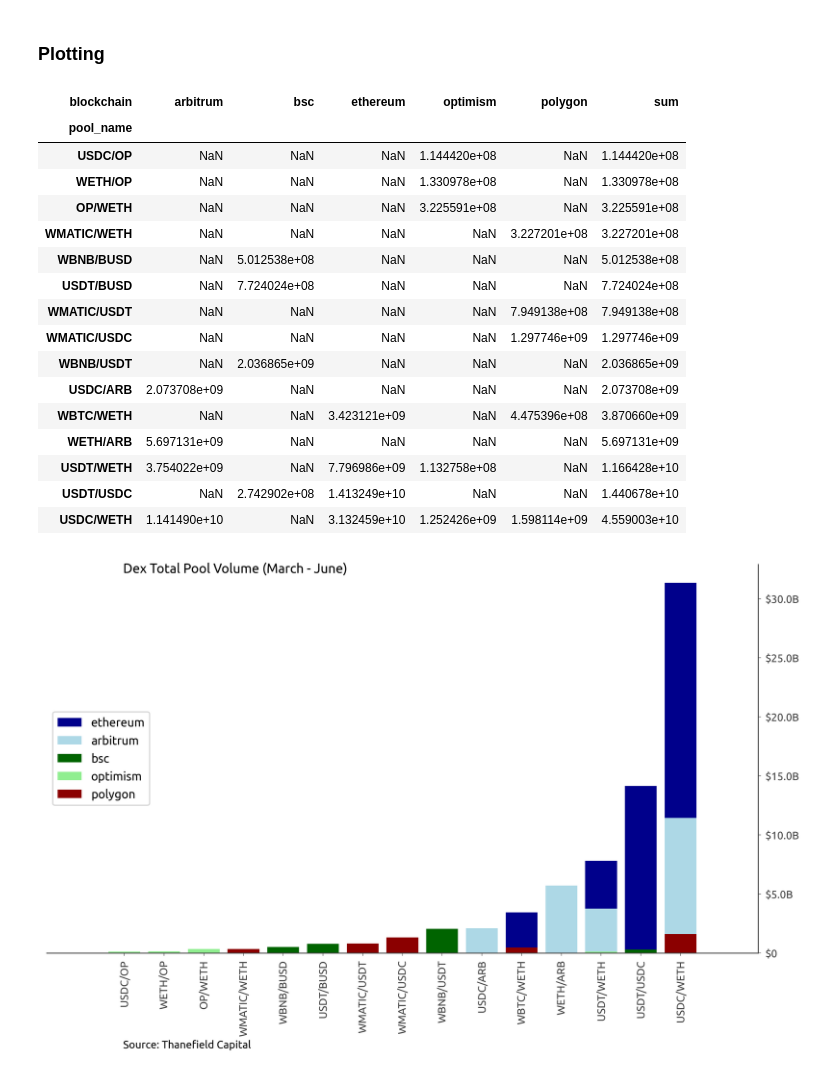
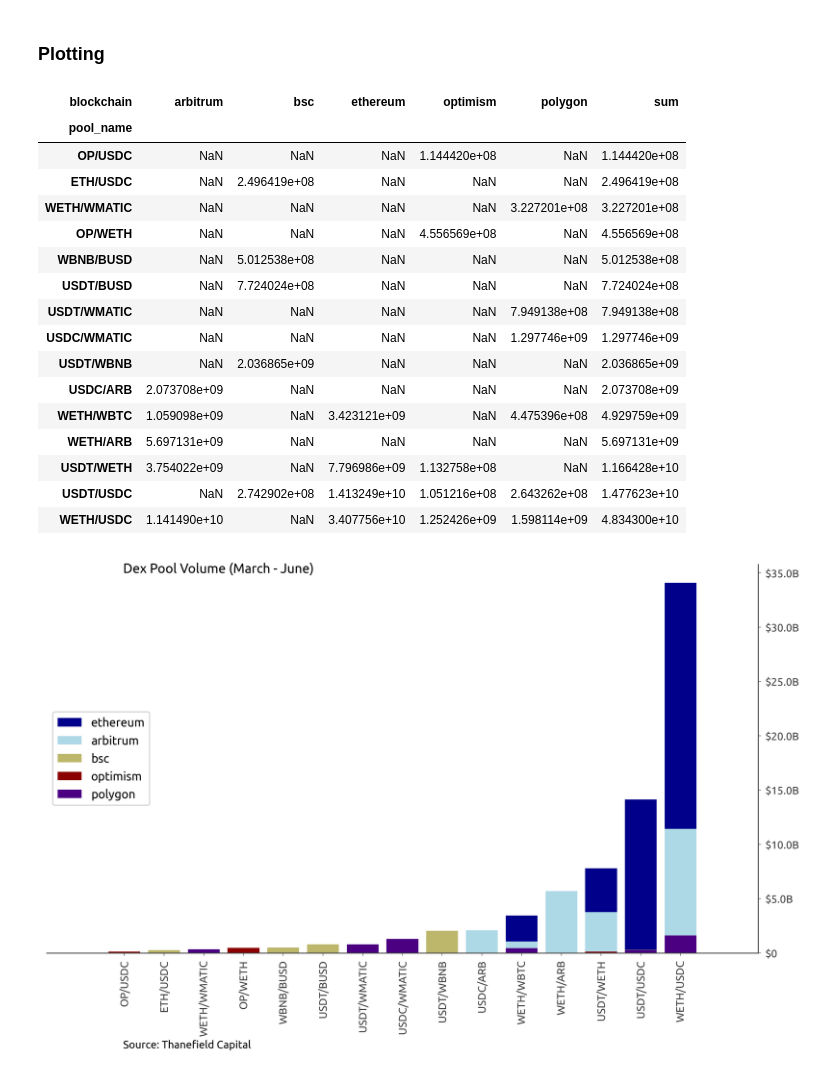
Before and after one commit to Evan-Kim2028/cross_chain_dexes, a Jupyter notebook: flow_pairs.ipynb, the cells around one changed output. Saved outputs shown, nothing was run; the diff lists cells and outputs as text; code cells hidden in the pictures.

```diff
--- a/flow_pairs.ipynb
+++ b/flow_pairs.ipynb
@@ -83,7 +83,7 @@ def generate_agg_pool_vols(df_filepaths: str, blockchain: str, n_pools=10) -> pl
 
     return pool_names_joined
 # %%
-pool_size = 5
+pool_size = 6
 
 eth_df = generate_agg_pool_vols(df_filepaths, 'ethereum', n_pools=pool_size)
 arb_df = generate_agg_pool_vols(df_filepaths, 'arbitrum', n_pools=pool_size)
@@ -121,21 +121,21 @@ pivot_df
 # %% [output]
 | blockchain | arbitrum | bsc | ethereum | optimism | polygon | sum |
 | pool_name |  |  |  |  |  |  |
-| USDC/OP | NaN | NaN | NaN | 1.144420e+08 | NaN | 1.144420e+08 |
-| WETH/OP | NaN | NaN | NaN | 1.330978e+08 | NaN | 1.330978e+08 |
-| OP/WETH | NaN | NaN | NaN | 3.225591e+08 | NaN | 3.225591e+08 |
-| WMATIC/WETH | NaN | NaN | NaN | NaN | 3.227201e+08 | 3.227201e+08 |
+| OP/USDC | NaN | NaN | NaN | 1.144420e+08 | NaN | 1.144420e+08 |
+| ETH/USDC | NaN | 2.496419e+08 | NaN | NaN | NaN | 2.496419e+08 |
+| WETH/WMATIC | NaN | NaN | NaN | NaN | 3.227201e+08 | 3.227201e+08 |
+| OP/WETH | NaN | NaN | NaN | 4.556569e+08 | NaN | 4.556569e+08 |
 | WBNB/BUSD | NaN | 5.012538e+08 | NaN | NaN | NaN | 5.012538e+08 |
 | USDT/BUSD | NaN | 7.724024e+08 | NaN | NaN | NaN | 7.724024e+08 |
-| WMATIC/USDT | NaN | NaN | NaN | NaN | 7.949138e+08 | 7.949138e+08 |
-| WMATIC/USDC | NaN | NaN | NaN | NaN | 1.297746e+09 | 1.297746e+09 |
-| WBNB/USDT | NaN | 2.036865e+09 | NaN | NaN | NaN | 2.036865e+09 |
+| USDT/WMATIC | NaN | NaN | NaN | NaN | 7.949138e+08 | 7.949138e+08 |
+| USDC/WMATIC | NaN | NaN | NaN | NaN | 1.297746e+09 | 1.297746e+09 |
+| USDT/WBNB | NaN | 2.036865e+09 | NaN | NaN | NaN | 2.036865e+09 |
 | USDC/ARB | 2.073708e+09 | NaN | NaN | NaN | NaN | 2.073708e+09 |
-| WBTC/WETH | NaN | NaN | 3.423121e+09 | NaN | 4.475396e+08 | 3.870660e+09 |
+| WETH/WBTC | 1.059098e+09 | NaN | 3.423121e+09 | NaN | 4.475396e+08 | 4.929759e+09 |
 | WETH/ARB | 5.697131e+09 | NaN | NaN | NaN | NaN | 5.697131e+09 |
 | USDT/WETH | 3.754022e+09 | NaN | 7.796986e+09 | 1.132758e+08 | NaN | 1.166428e+10 |
-| USDT/USDC | NaN | 2.742902e+08 | 1.413249e+10 | NaN | NaN | 1.440678e+10 |
-| USDC/WETH | 1.141490e+10 | NaN | 3.132459e+10 | 1.252426e+09 | 1.598114e+09 | 4.559003e+10 |
+| USDT/USDC | NaN | 2.742902e+08 | 1.413249e+10 | 1.051216e+08 | 2.643262e+08 | 1.477623e+10 |
+| WETH/USDC | 1.141490e+10 | NaN | 3.407756e+10 | 1.252426e+09 | 1.598114e+09 | 4.834300e+10 |
 # %%
 import matplotlib.pyplot as plt
 import matplotlib.ticker as ticker
@@ -155,24 +155,24 @@ def format_y_ticks(value, pos):
 # %%
 # note each token has over 1b volume
 fig, ax = tc.chart('Dex Pool Volume (March - June)', dates=False)
 
 ax.bar(pivot_df.index, pivot_df['ethereum'], color='darkblue', label='ethereum')
 ax.bar(pivot_df.index, pivot_df['arbitrum'], color='lightblue', label='arbitrum')
-ax.bar(pivot_df.index, pivot_df['bsc'], color='darkgreen', label='bsc')
-ax.bar(pivot_df.index, pivot_df['optimism'], color='lightgreen', label='optimism')
-ax.bar(pivot_df.index, pivot_df['polygon'], color='darkred', label='polygon')
+ax.bar(pivot_df.index, pivot_df['bsc'], color='darkkhaki', label='bsc')
+ax.bar(pivot_df.index, pivot_df['optimism'], color='darkred', label='optimism')
+ax.bar(pivot_df.index, pivot_df['polygon'], color='indigo', label='polygon')
 
 # Apply the custom formatting function to the y-axis
 ax.yaxis.set_major_formatter(ticker.FuncFormatter(format_y_ticks))
 
 # formatting
 # tc.legend(ax)
 tc.set_xmargin(ax, margin=.05)
 plt.tight_layout()
 plt.xticks(rotation=90)
 plt.legend(loc='center left')
 
 # save chart
 tc.save('charts/dex_total_pool_vol.png')
 # %% [output]
-[figure, old version]
+[figure, new version]
```
Also changed, not shown: 7 other files.
